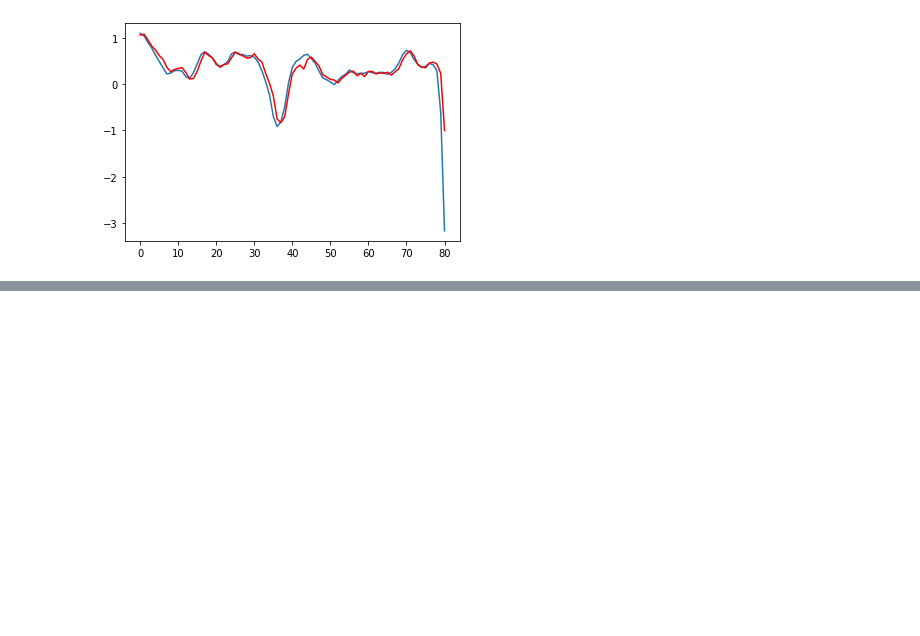
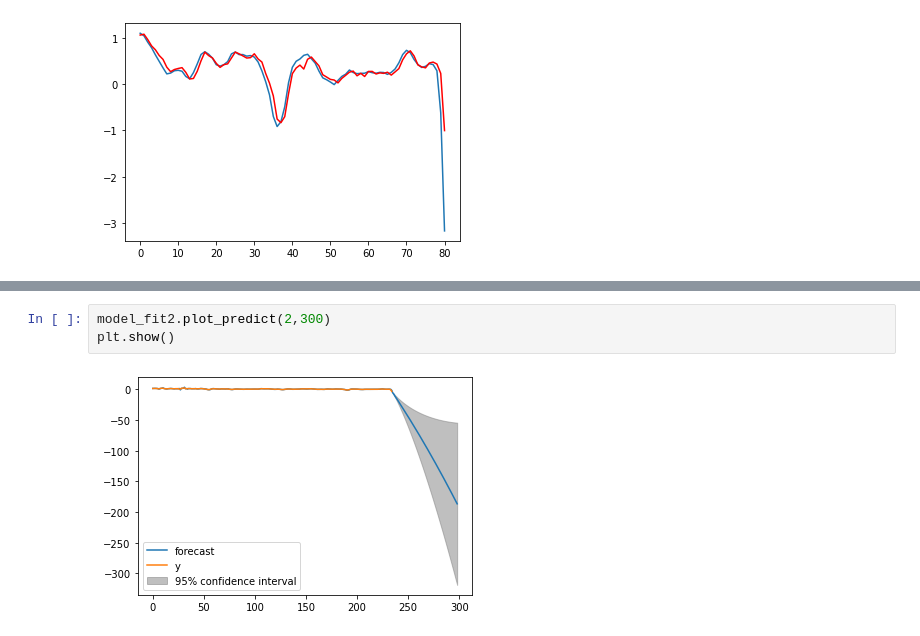
Before and after one commit to VieuL/PibOcde, a Jupyter notebook: AutoRegression.ipynb, the cells around one changed output, grey strips where cells are left out. Cells and saved outputs as stored; diff of their text form; blank space fills up the shorter version.

```diff
--- a/AutoRegression.ipynb
+++ b/AutoRegression.ipynb
@@ -131,3 +158,8 @@ Test RMSE: 0.262
+# %%
+model_fit2.plot_predict(2,300)
+plt.show()
+# %% [output]
+[figure, added]
 # %%
 #AR 6
 test = arima(data,6,0,0)
```
Also changed, not shown: parts of 6 cells of this notebook.
